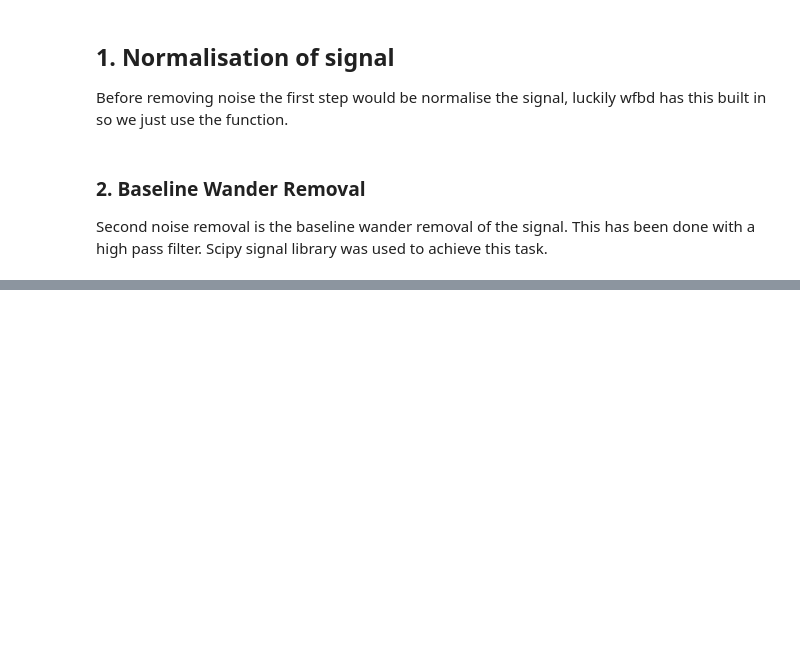
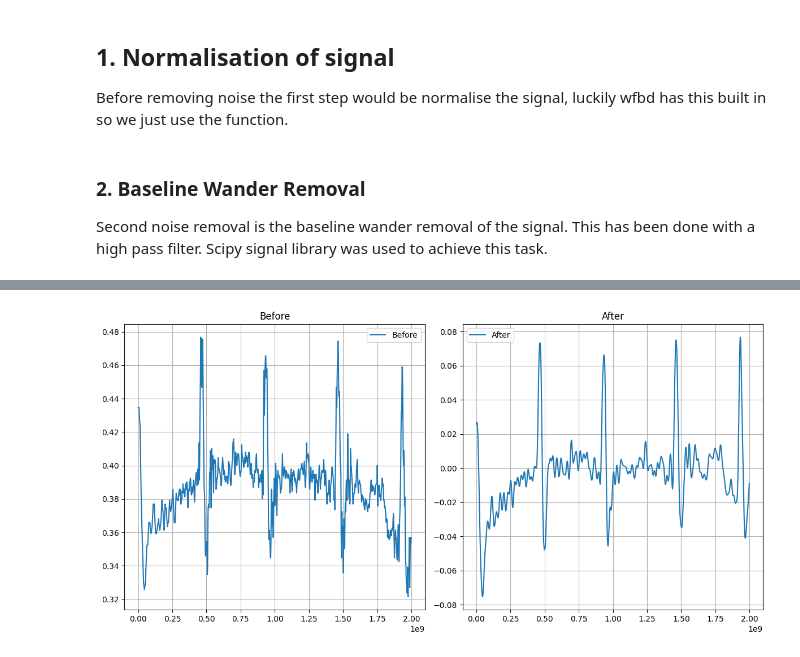
Before and after one commit to spb-59/DMD-project, a Jupyter notebook: docs/Processing.ipynb, the cells around one changed output, grey strips where cells are left out. Saved outputs shown, nothing was run; the diff lists cells and outputs as text; code cells hidden in the pictures; blank space fills up the shorter version.

```diff
--- a/docs/Processing.ipynb
+++ b/docs/Processing.ipynb
@@ -108,0 +226,4 @@ filtered=removeBaselineWander(recordDf.copy(),fs)
+# %%
+plot(recordDf['II'][:1000],filtered['II'][:1000])
+# %% [output]
+[figure, added]
```
Also changed, not shown: parts of 13 cells of this notebook, 1 other file.
